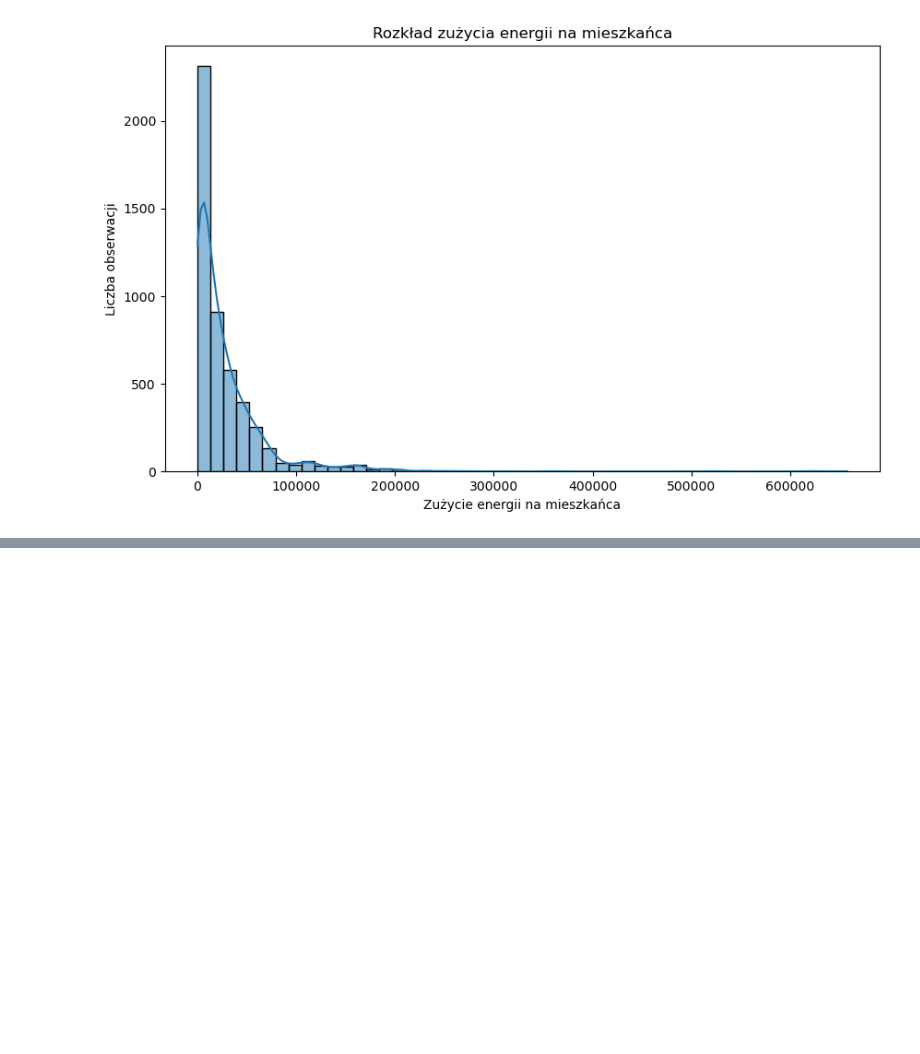
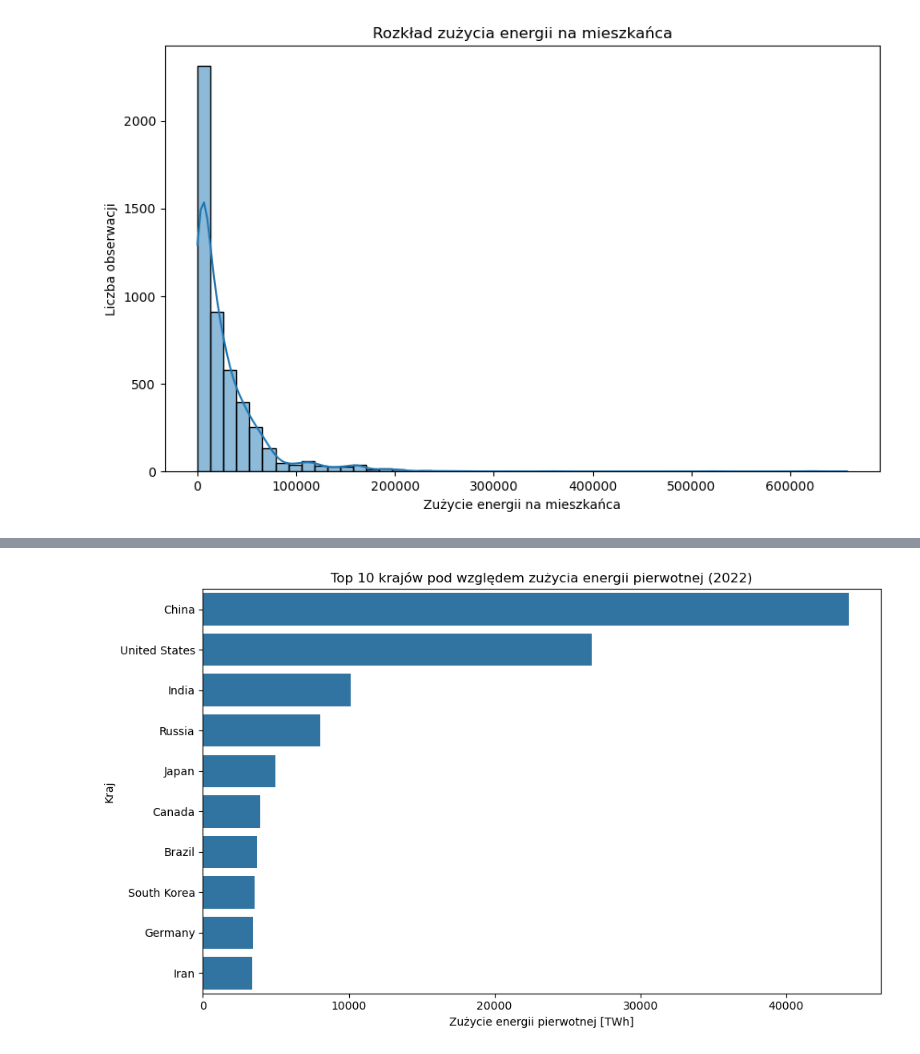
Before and after one commit to olaramota-beep/AWDP-projekt-do-oddania, a Jupyter notebook: Diagnostyka danych i wizualizacja.ipynb, the cells around one changed output, grey strips where cells are left out. Drawn from its saved outputs; the diff is of its cells as text; code cells hidden in the pictures; blank space fills up the shorter version.

```diff
--- a/Diagnostyka danych i wizualizacja.ipynb
+++ b/Diagnostyka danych i wizualizacja.ipynb
@@ -292,0 +340,8 @@ plt.show()
+# %%
+# Utworzenie zbioru zawierającego jednostki z kodem ISO
+
+df_countries = df[df['iso_code'].notna()].copy()
+
+print("Liczba obserwacji:", df_countries.shape[0])
+print("Liczba krajów:", df_countries['country'].nunique())
+print("Zakres lat:", df_countries['year'].min(), "-", df_countries['year'].max())
@@ -292,0 +356,10 @@ plt.show()
+# %%
+# PKB na mieszkańca
+
+df_countries['gdp_per_capita'] = (
+    df_countries['gdp'] / df_countries['population']
+)
+
+df_countries[
+    ['country', 'year', 'gdp', 'population', 'gdp_per_capita']
+].head()
@@ -292,0 +377,26 @@ plt.show()
+# %%
+latest_year = df_countries['year'].max()
+
+top10_energy = (
+    df_countries[df_countries['year'] == latest_year]
+    .nlargest(10, 'primary_energy_consumption')
+)
+
+plt.figure(figsize=(10, 6))
+
+sns.barplot(
+    data=top10_energy,
+    x='primary_energy_consumption',
+    y='country'
+)
+
+plt.title(
+    f'Top 10 krajów pod względem zużycia energii pierwotnej ({latest_year})'
+)
+plt.xlabel('Zużycie energii pierwotnej [TWh]')
+plt.ylabel('Kraj')
+
+plt.tight_layout()
+plt.show()
+# %% [output]
+[figure, added]
```
Also changed, not shown: parts of 8 cells of this notebook.
